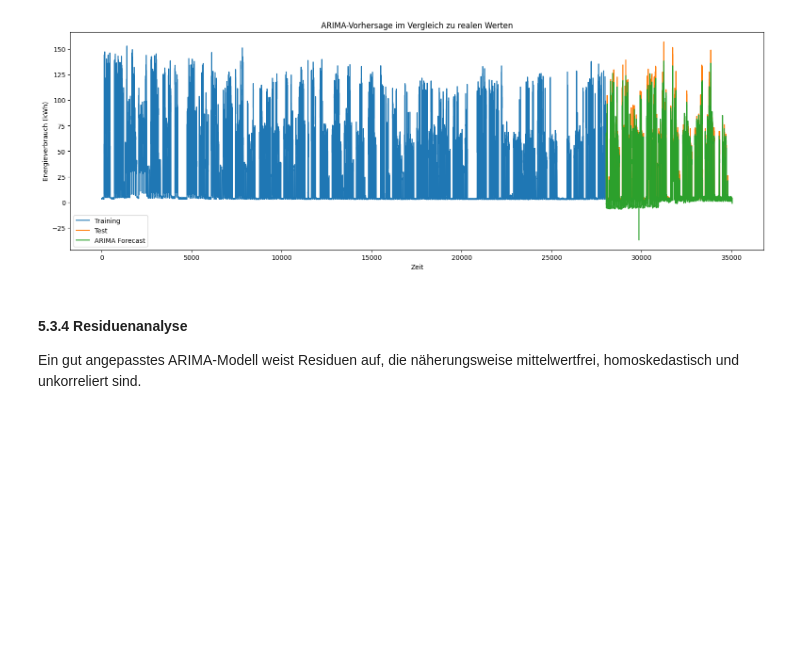
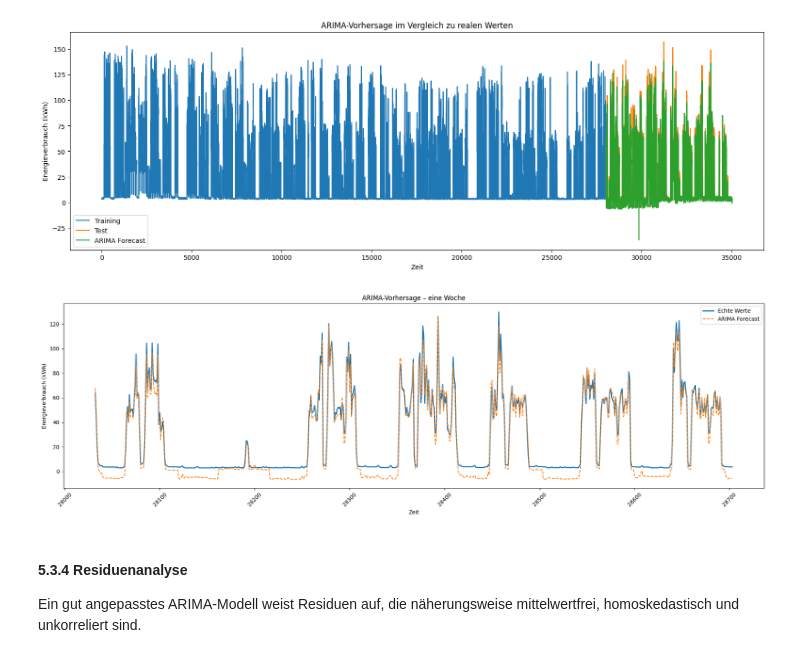
Before and after one commit to derlole/InDuStIaLfOrEcAsTiNgWELOVEIT, a Jupyter notebook: src/start.ipynb, the cells around one changed output. Cells and saved outputs as stored; diff of their text form; code cells hidden in the pictures; blank space fills up the shorter version.

```diff
--- a/src/start.ipynb
+++ b/src/start.ipynb
@@ -589,6 +589,36 @@ plt.legend()
 plt.show()
 # %% [output]
 [figure]
+# %%
+WEEK_STEPS = 7 * 24 * 4
+
+test_week = test.iloc[:WEEK_STEPS]
+forecast_week = forecast.iloc[:WEEK_STEPS]
+plt.figure(figsize=(19,6))
+
+plt.plot(
+    test_week.index,
+    test_week['Usage_kWh'],
+    label='Echte Werte',
+    linewidth=2
+)
+
+plt.plot(
+    forecast_week.index,
+    forecast_week,
+    label='ARIMA Forecast',
+    linestyle='--'
+)
+
+plt.xlabel('Zeit')
+plt.ylabel('Energieverbrauch (kWh)')
+plt.title('ARIMA-Vorhersage – eine Woche')
+plt.legend()
+plt.xticks(rotation=45)
+plt.tight_layout()
+plt.show()
+# %% [output]
+[figure, added]
 # %% [markdown]
 #### 5.3.4 Residuenanalyse
 Ein gut angepasstes ARIMA-Modell weist Residuen auf, die näherungsweise mittelwertfrei, homoskedastisch und unkorreliert sind.
```
Also changed, not shown: parts of 7 cells of this notebook.
